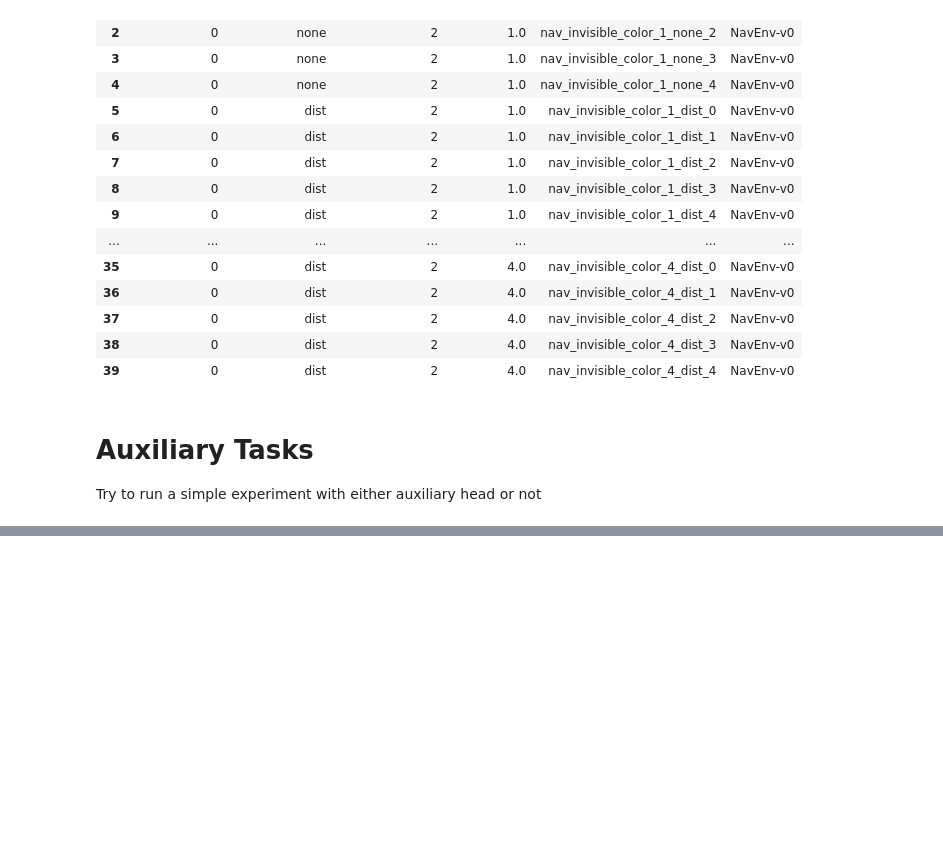
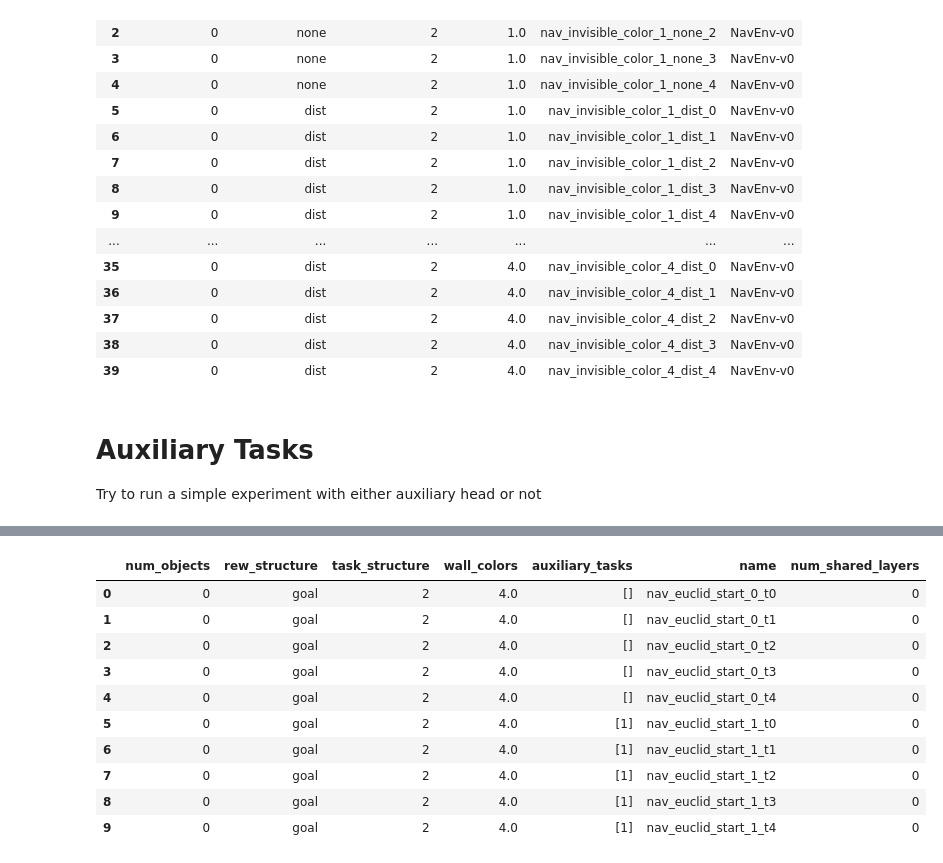
Before and after one commit to liuandrew/training-rl-algo, a Jupyter notebook: write_and_test/write_experiments.ipynb, the cells around one changed output, grey strips where cells are left out. Cells and saved outputs as stored; diff of their text form; code cells hidden in the pictures; blank space fills up the shorter version.

```diff
--- a/write_and_test/write_experiments.ipynb
+++ b/write_and_test/write_experiments.ipynb
@@ -835,7 +835,7 @@ for aux in auxiliary:
     for i in range(num_trials):
         exp_name = f'nav_euclid_start_{aux}_t{i}'
         if aux == 1:
-            auxiliary_heads = [(-1, 0, 1)]
+            auxiliary_heads = [[-1, 0, 1]]
             auxiliary_tasks = ['euclidean_start']
         else:
             auxiliary_heads = []
@@ -856,8 +856,8 @@ for aux in auxiliary:
             'num_env_steps': 400000,
             'env_name': 'NavEnv-v0',
             'algo': 'ppo',
-            'num_mini_batch': 1,
-            'num_processes': 1,
+            'num_mini_batch': 16,
+            'num_processes': 96,
             'recurrent': True,
             'seed': i,
             'no_cuda': True,
@@ -891,3 +891,57 @@ pd.DataFrame(rows)
 | 7 | 0 | goal | 2 | 4.0 | [euclidean_start] | nav_euclid_start_1_t2 | 2 |
 | 8 | 0 | goal | 2 | 4.0 | [euclidean_start] | nav_euclid_start_1_t3 | 2 |
 | 9 | 0 | goal | 2 | 4.0 | [euclidean_start] | nav_euclid_start_1_t4 | 2 |
+# %%
+
+num_trials = 5
+rows = []
+auxiliary = [0, 1]
+for aux in auxiliary:
+    for i in range(num_trials):
+        exp_name = f'nav_euclid_start_{aux}_t{i}'
+        if aux == 1:
+            auxiliary_heads = [[-1, 0, 1]]
+            auxiliary_tasks = [1]
+        else:
+            auxiliary_heads = []
+            auxiliary_tasks = []
+        env_kwargs = {'num_objects': 0, 'rew_structure': 'goal',
+                      'task_structure': 2, 'wall_colors': 4.0, 'auxiliary_tasks': auxiliary_tasks}
+        row = env_kwargs.copy()
+        row['name'] = exp_name
+        row['num_shared_layers'] = 0
+
+
+        rows.append(row)
+        config = {
+            'wandb_project_name': 'Nav_Auxiliary_Euclidean_Layers',
+            'exp_name': exp_name,
+            'save_name': exp_name,
+            'num_env_steps': 400000,
+            'env_name': 'NavEnv-v0',
+            'algo': 'ppo',
+            'num_mini_batch': 1,
+            'num_processes': 1,
+            'recurrent': True,
+            'seed': i,
+            'no_cuda': True,
+            'env_kwargs': env_kwargs,
+            'nn_base': 'FlexBase',
+            'nn_base_kwargs': {'num_shared_layers': 0, 'auxiliary_heads': auxiliary_heads}
+        }
+
+        pickle.dump(config, open('../experiment_configs/' + exp_name, 'wb'))
+
+pd.DataFrame(rows)
+# %% [output]
+|  | num_objects | rew_structure | task_structure | wall_colors | auxiliary_tasks | name | num_shared_layers |
+| 0 | 0 | goal | 2 | 4.0 | [] | nav_euclid_start_0_t0 | 0 |
+| 1 | 0 | goal | 2 | 4.0 | [] | nav_euclid_start_0_t1 | 0 |
+| 2 | 0 | goal | 2 | 4.0 | [] | nav_euclid_start_0_t2 | 0 |
+| 3 | 0 | goal | 2 | 4.0 | [] | nav_euclid_start_0_t3 | 0 |
+| 4 | 0 | goal | 2 | 4.0 | [] | nav_euclid_start_0_t4 | 0 |
+| 5 | 0 | goal | 2 | 4.0 | [1] | nav_euclid_start_1_t0 | 0 |
+| 6 | 0 | goal | 2 | 4.0 | [1] | nav_euclid_start_1_t1 | 0 |
+| 7 | 0 | goal | 2 | 4.0 | [1] | nav_euclid_start_1_t2 | 0 |
+| 8 | 0 | goal | 2 | 4.0 | [1] | nav_euclid_start_1_t3 | 0 |
+| 9 | 0 | goal | 2 | 4.0 | [1] | nav_euclid_start_1_t4 | 0 |
```
Also changed, not shown: 4 other files.
